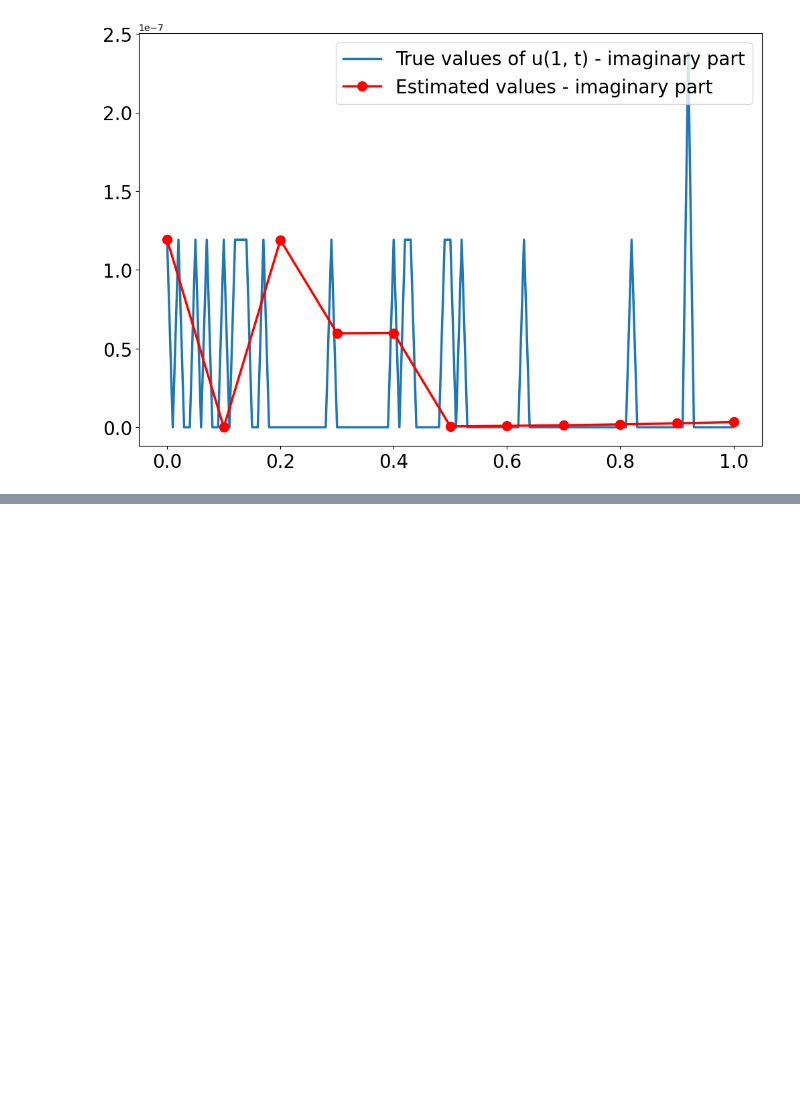
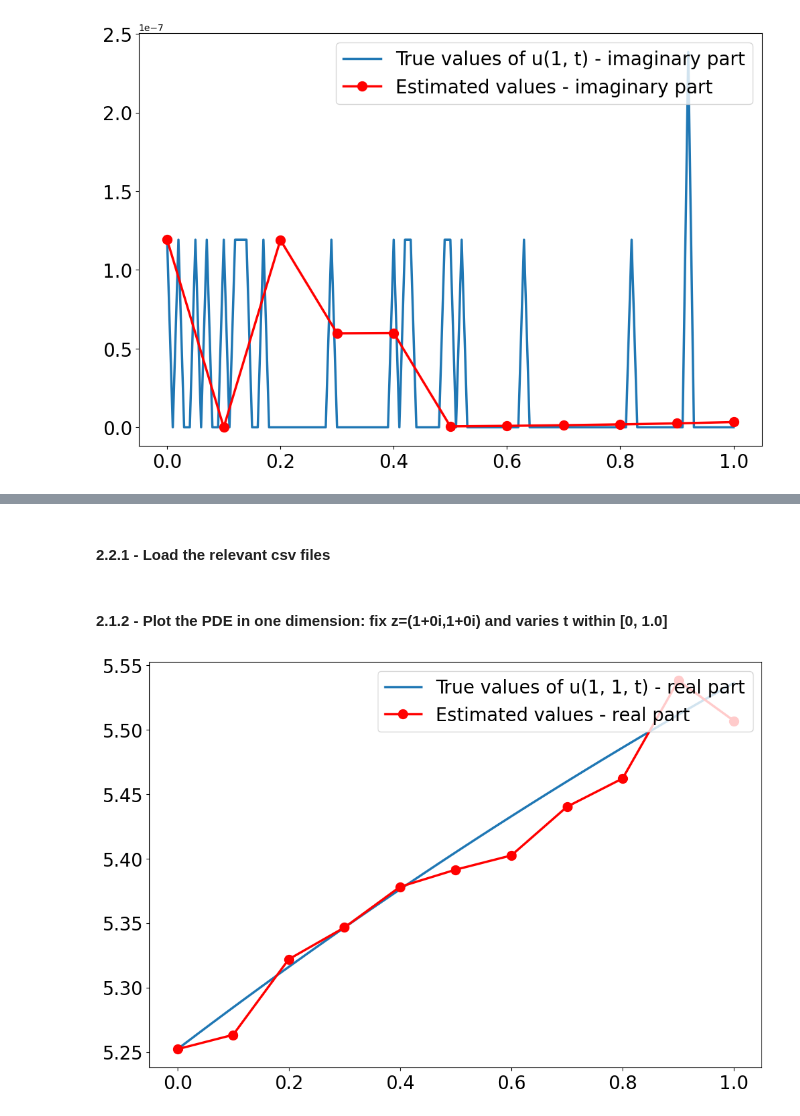
Before and after one commit to chanjuanyin/Fully_Nonlinear_Wave, a Jupyter notebook: Simulation_01/Plot_history.ipynb, the cells around one changed output, grey strips where cells are left out. Saved outputs shown, nothing was run; the diff lists cells and outputs as text; code cells hidden in the pictures; blank space fills up the shorter version.

```diff
--- a/Simulation_01/Plot_history.ipynb
+++ b/Simulation_01/Plot_history.ipynb
@@ -44,7 +70,7 @@ from matplotlib import pyplot as plt
 # %%
 np_dictionary = {}
 
-dir_name = "results"
+dir_name = "real_d1_results"
 os_listdir = os.listdir(dir_name)
 for file_name in os_listdir:
     file_path = os.path.join(dir_name, file_name)
@@ -113,0 +159,43 @@ plt.show()
+# %% [markdown]
+<a name='2-2-1'></a>
+#### 2.2.1 - Load the relevant csv files
+# %%
+np_dictionary = {}
+
+dir_name = "real_d2_results"
+os_listdir = os.listdir(dir_name)
+for file_name in os_listdir:
+    file_path = os.path.join(dir_name, file_name)
+    data =  pd.read_csv(file_path, delimiter=',', dtype=None, header=None)
+    np_dictionary[file_name[:-4]] = data
+# %% [markdown]
+<a name='2-1-2'></a>
+#### 2.1.2 - Plot the PDE in one dimension: fix z=(1+0i,1+0i) and varies t within [0, 1.0]
+# %%
+impose_ylim = False
+y_lim = [5.25,5.60]
+
+true_values_real = np.asarray(np_dictionary["analytic"])[0,:]
+true_values_real = np.reshape(true_values_real, (101,))#[0:191]
+t_values = np.arange(0, 1.01, 0.01)
+estimated_values_real = np.asarray(np_dictionary["monte_carlo"])[0,:]
+estimated_values_real = np.reshape(estimated_values_real, (11,))#[0:19]
+t_estimated = np.arange(0, 1.1, 0.1)
+
+plt.figure(figsize=(12, 8))
+plt.plot(t_values, true_values_real, label='True values of u(1, 1, t) - real part', lw=2.5)
+plt.plot(t_estimated, estimated_values_real, 'ro-', label='Estimated values - real part', lw=2.5, ms=10)
+plt.xticks(fontsize=20)
+plt.yticks(fontsize=20)
+
+# plt.ylabel('true vs estimated values - real part')
+if impose_ylim:
+    plt.ylim(y_lim)
+# plt.xlabel('t values')
+# plt.axvline(x=0.32,color='red')
+
+# plt.title('True vs estimated values of u(1, 1, t) - real part')
+plt.legend(loc='upper right',fontsize=20)
+plt.show()
+# %% [output]
+[figure, added]
```
Also changed, not shown: parts of 16 cells of this notebook, 17 other files.
